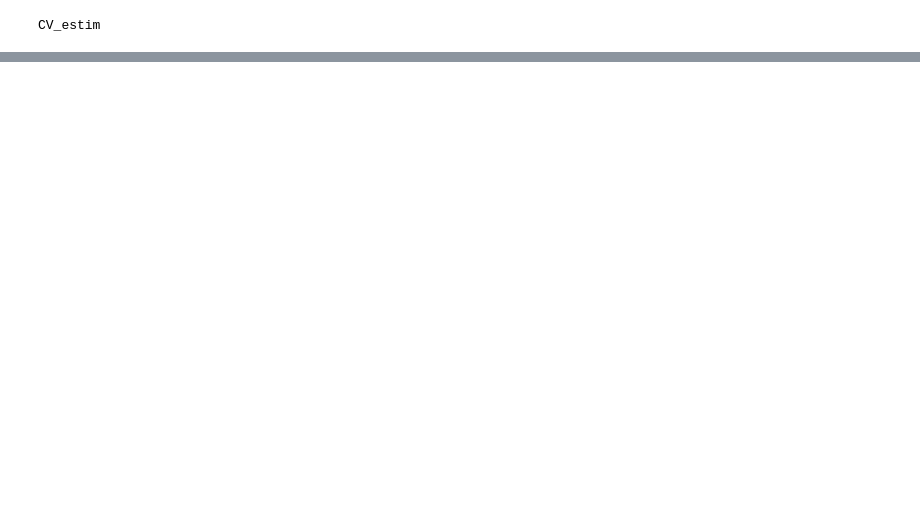
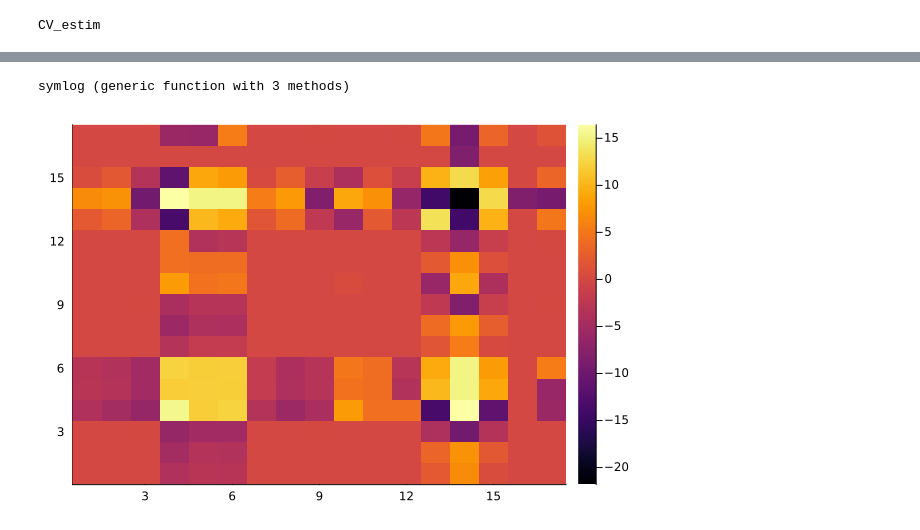
Before and after one commit to mehathakur/BioCyb_UCLA, a Jupyter notebook: thyrosimIM/src/estIM_dev.ipynb, the cells around one changed output, grey strips where cells are left out. Cells and saved outputs as stored; diff of their text form; code cells hidden in the pictures; blank space fills up the shorter version.

```diff
--- a/thyrosimIM/src/estIM_dev.ipynb
+++ b/thyrosimIM/src/estIM_dev.ipynb
@@ -518,7 +494,7 @@ function CV_estim(data::DataFrame, p0::Vector, lb::Vector, ub::Vector)
     t = data.t
     ic = ics()
     sol_index = [1,4,7,20,21,22,23,24,25]
-    cols = names(sample_IM)[2:10]
+    cols = names(data)[2:10]
 
     function error(p,t,data)
         tspan = (t[1],t[end])
@@ -562,13 +538,13 @@ function CV_estim(data::DataFrame, p0::Vector, lb::Vector, ub::Vector)
 
     # Adjust so fitting indicies and parameters can be specified
     result = optimize(p -> objective(p, lb, ub), p0, Newton(),
-     Optim.Options(iterations = 1, g_tol=1e-5,
-     show_trace = false, allow_f_increases=true))
+     Optim.Options(time_limit = 100.0, iterations = 1, g_tol=1e-5, store_trace=true,
+     show_trace = true, allow_f_increases=true, extended_trace=true))
 end
 # %% [output]
 CV_estim
 # %%
 # Compute one iteration of Newton's method to get an approximation of the
 # hessian at the parameter solution found by Nedler-Mead (takes a while to run)
-NM_CV = CV_estim(sample_IM, Nedler_parameter, lb, ub)
+Estimated_CV = CV_estim(sample_IM, Nedler_parameter, lb, ub)
 # %% [output]
@@ -591,0 +587,2 @@ NM_CV = CV_estim(sample_IM, Nedler_parameter, lb, ub)
+# %%
+Hessian = Estimated_CV.trace[end].metadata["h(x)"]
@@ -591,0 +608,18 @@ NM_CV = CV_estim(sample_IM, Nedler_parameter, lb, ub)
+# %%
+function symlog(x::Number, base::Real = 10, linthresh::Real = 1)
+    if x == 0
+        return 0.0
+    elseif abs(x) <= linthresh
+        return x / linthresh
+    else
+        sign_x = sign(x)
+        return sign_x * (log(abs(x) / linthresh) / log(base) + 1)
+    end
+end
+# %% [output]
+symlog (generic function with 3 methods)
+# %%
+Estimated_CV_df = DataFrame(inv(Hessian), :auto);
+heatmap(symlog.(inv(Hessian)))
+# %% [output]
+[figure, added]
```
Also changed, not shown: parts of 12 cells of this notebook.
